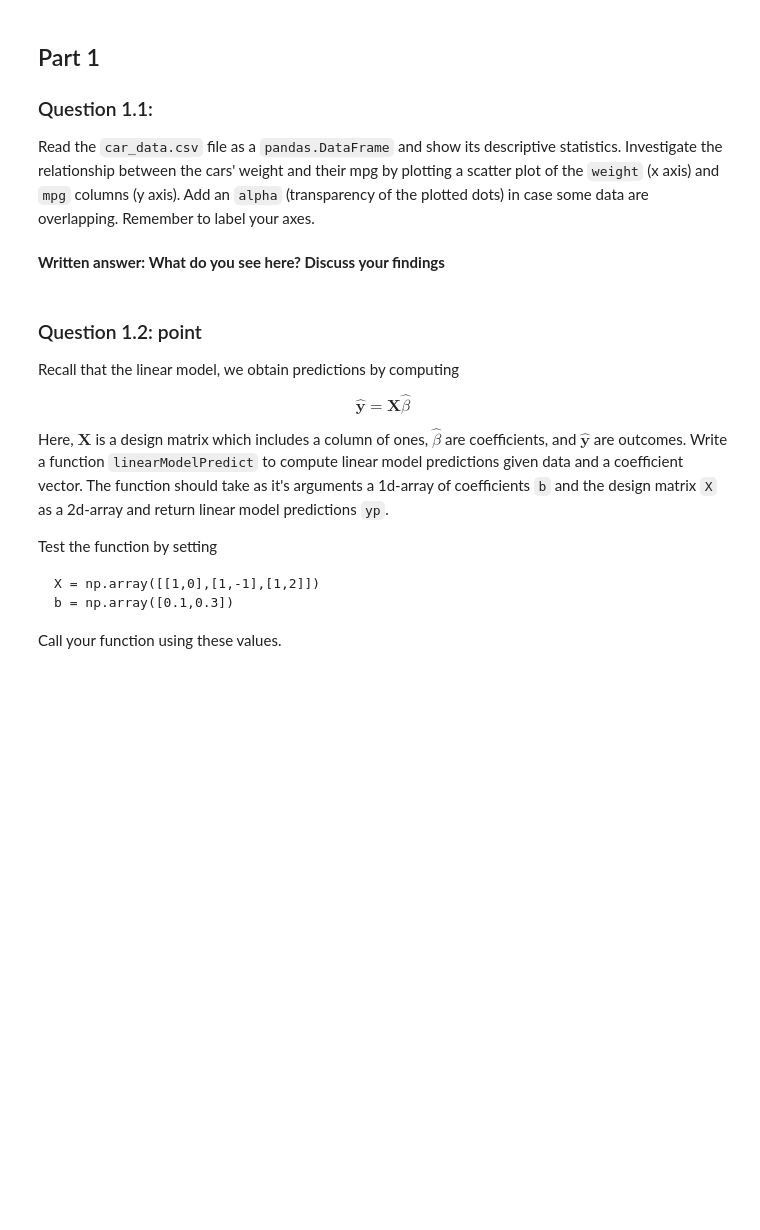
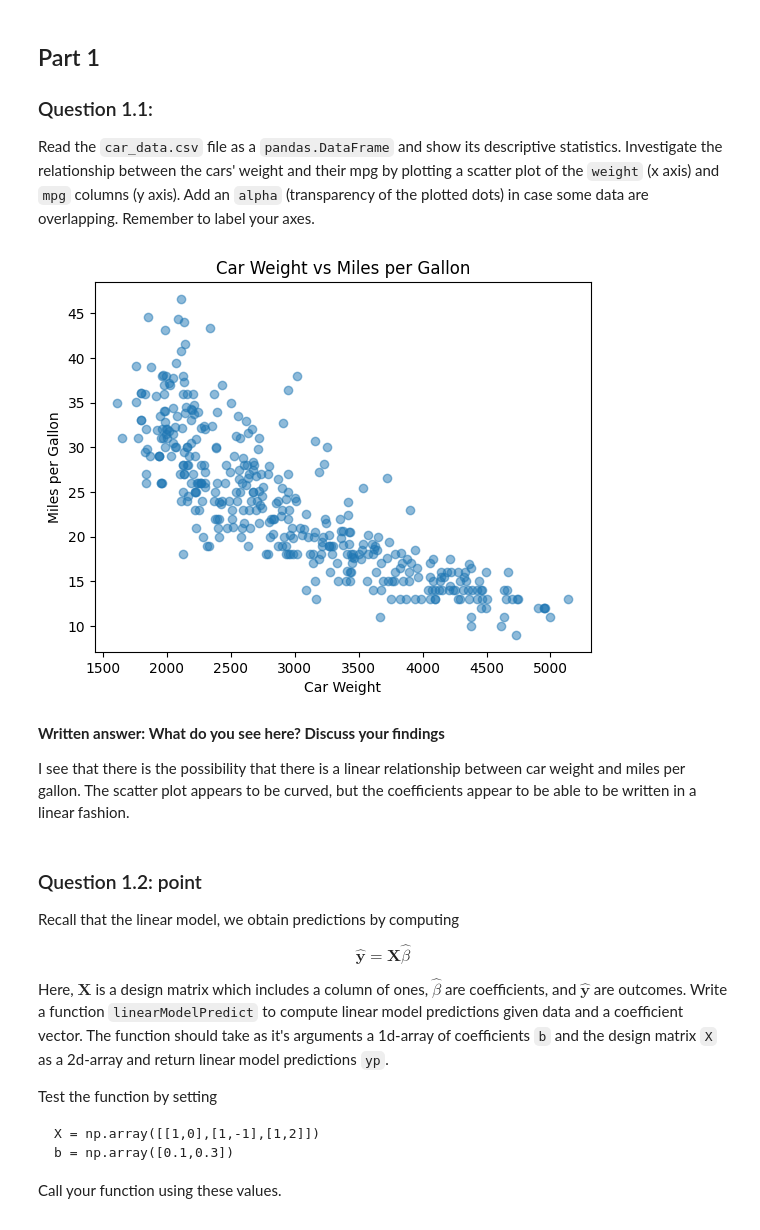
Before and after one commit to andytyuan2/DATASCI-3000, a Jupyter notebook: Assignment_1_Clean.ipynb, the cells around one changed output. Cells and saved outputs as stored; diff of their text form; code cells hidden in the pictures; blank space fills up the shorter version.

```diff
--- a/Assignment_1_Clean.ipynb
+++ b/Assignment_1_Clean.ipynb
@@ -54,5 +52,23 @@ Read the `car_data.csv` file as a `pandas.DataFrame` and show its descriptive st
-# %% [markdown]
-**Written answer: What do you see here? Discuss your findings**
+# %%
+# YOUR CODE HERE
+
+df = pd.read_csv('car_data.csv')
+df.describe(include="all")
+
+x = np.array(df["weight"])
+y = np.array(df["MPG"])
+
+plt.scatter(x, y, alpha=0.5)
+plt.xlabel("Car Weight")
+plt.ylabel("Miles per Gallon")
+plt.title("Car Weight vs Miles per Gallon")
+plt.show()
+# %% [output]
+[figure, added]
+# %% [markdown]
+**Written answer: What do you see here? Discuss your findings**
+
+I see that there is the possibility that there is a linear relationship between car weight and miles per gallon. The scatter plot appears to be curved, but the coefficients appear to be able to be written in a linear fashion.
 # %% [markdown]
 ### Question 1.2: point
 
```
Also changed, not shown: parts of 9 cells of this notebook.
